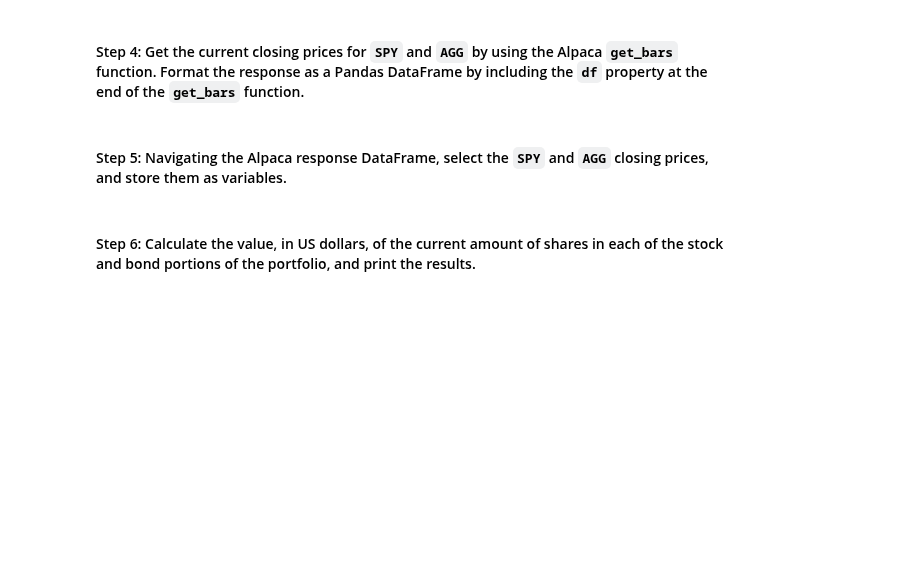
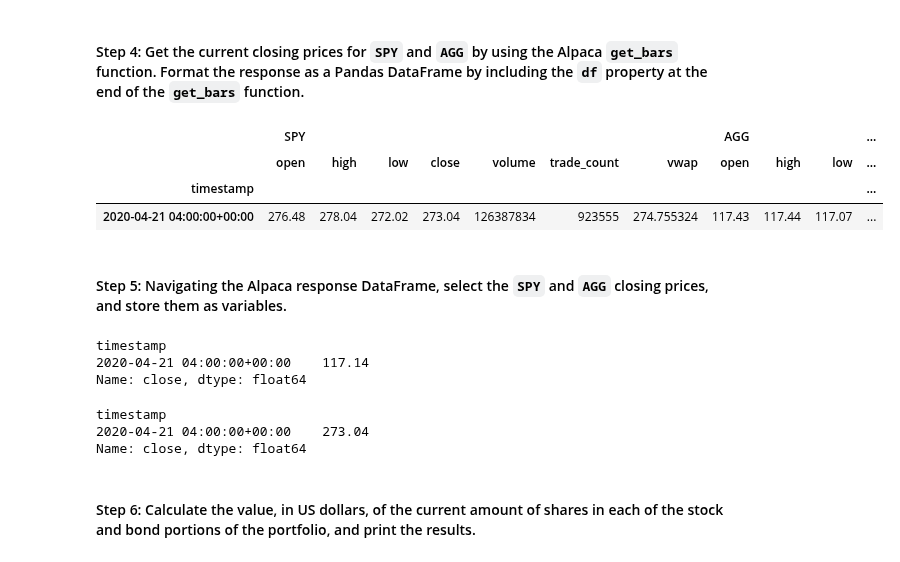
Before and after one commit to ghedrick76/module_5_challenge, a Jupyter notebook: Starter_Code/financial_planning_tools.ipynb, the cells around one changed output. Saved outputs shown, nothing was run; the diff lists cells and outputs as text; code cells hidden in the pictures; blank space fills up the shorter version.

Commit message:
added AGG and SPY dataframes, isolated close price

```diff
--- a/Starter_Code/financial_planning_tools.ipynb
+++ b/Starter_Code/financial_planning_tools.ipynb
@@ -187,11 +187,17 @@ agg_shares = 200
 #### Step 2: Set the variables for the Alpaca API and secret keys. Using the Alpaca SDK, create the Alpaca `tradeapi.REST` object. In this object, include the parameters for the Alpaca API key, the secret key, and the version number.
 # %%
 # Set the variables for the Alpaca API and secret keys
-# YOUR CODE HERE
-# YOUR CODE HERE
+alpaca_api = os.getenv("ALPACA_API_KEY")
+alpaca_secret = os.getenv("ALPACA_SECRET_KEY")
+type(alpaca_api)
+type(alpaca_secret)
 
 # Create the Alpaca tradeapi.REST object
-# YOUR CODE HERE
+alpaca = tradeapi.REST(
+    alpaca_api,
+    alpaca_secret,
+    api_version="v2"
+)
 # %% [markdown]
 #### Step 3: Set the following parameters for the Alpaca API call:
 
@@ -202,49 +208,67 @@ agg_shares = 200
 - `start_date` and `end_date`: Use the same date for these parameters, and format them with the date of the previous weekday (or `2020-08-07`). This is because you want the one closing price for the most-recent trading day.
 # %%
 # Set the tickers for both the bond and stock portion of the portfolio
-# YOUR CODE HERE
+tickers = ["SPY", "AGG"]
 
 # Set timeframe to 1Day
-# YOUR CODE HERE
+timeframe = "1Day"
 
 # Format current date as ISO format
 # Set both the start and end date at the date of your prior weekday
 # This will give you the closing price of the previous trading day
 # Alternatively you can use a start and end date of 2020-08-07
-# YOUR CODE HERE
-# YOUR CODE HERE
+start_date = pd.Timestamp("2020-04-21", tz="America/New_York").isoformat()
+end_date = pd.Timestamp("2020-04-21", tz="America/New_York").isoformat()
 # %% [markdown]
 #### Step 4: Get the current closing prices for `SPY` and `AGG` by using the Alpaca `get_bars` function. Format the response as a Pandas DataFrame by including the `df` property at the end of the `get_bars` function.
 # %%
 # Use the Alpaca get_bars function to get current closing prices the portfolio
 # Be sure to set the `df` property after the function to format the response object as a DataFrame
-# YOUR CODE HERE
+stock_bond = alpaca.get_bars(
+    tickers,
+    timeframe,
+    start = start_date,
+    end = end_date
+).df
 
 # Reorganize the DataFrame
 # Separate ticker data
-# YOUR CODE HERE
-
+SPY = stock_bond[stock_bond['symbol']=='SPY'].drop('symbol', axis=1)
+AGG = stock_bond[stock_bond['symbol']=='AGG'].drop('symbol', axis=1)
 # Concatenate the ticker DataFrames
-# YOUR CODE HERE
+stock_bond_df = pd.concat([SPY, AGG], axis=1, keys=["SPY", "AGG"])
 
 # Review the first 5 rows of the Alpaca DataFrame
-# YOUR CODE HERE
+stock_bond_df.head()
+# %% [output]
+|  | SPY |  |  |  |  |  |  | AGG |  |  | ... |
+|  | open | high | low | close | volume | trade_count | vwap | open | high | low | ... |
+| timestamp |  |  |  |  |  |  |  |  |  |  | ... |
+| 2020-04-21 04:00:00+00:00 | 276.48 | 278.04 | 272.02 | 273.04 | 126387834 | 923555 | 274.755324 | 117.43 | 117.44 | 117.07 | ... |
 # %% [markdown]
 #### Step 5: Navigating the Alpaca response DataFrame, select the `SPY` and `AGG` closing prices, and store them as variables.
 # %%
 # Access the closing price for AGG from the Alpaca DataFrame
 # Converting the value to a floating point number
-agg_close_price = # YOUR CODE HERE
+agg_close_price = stock_bond_df["AGG"]["close"]
 
 # Print the AGG closing price
-# YOUR CODE HERE
+print(agg_close_price)
+# %% [output]
+timestamp
+2020-04-21 04:00:00+00:00    117.14
+Name: close, dtype: float64
 # %%
 # Access the closing price for SPY from the Alpaca DataFrame
 # Converting the value to a floating point number
-spy_close_price = # YOUR CODE HERE
+spy_close_price = stock_bond_df["SPY"]["close"]
 
 # Print the SPY closing price
-# YOUR CODE HERE
+print(spy_close_price)
+# %% [output]
+timestamp
+2020-04-21 04:00:00+00:00    273.04
+Name: close, dtype: float64
 # %% [markdown]
 #### Step 6: Calculate the value, in US dollars, of the current amount of shares in each of the stock and bond portions of the portfolio, and print the results.
 # %%
```
Also changed, not shown: parts of 7 cells of this notebook, 1 other file.
